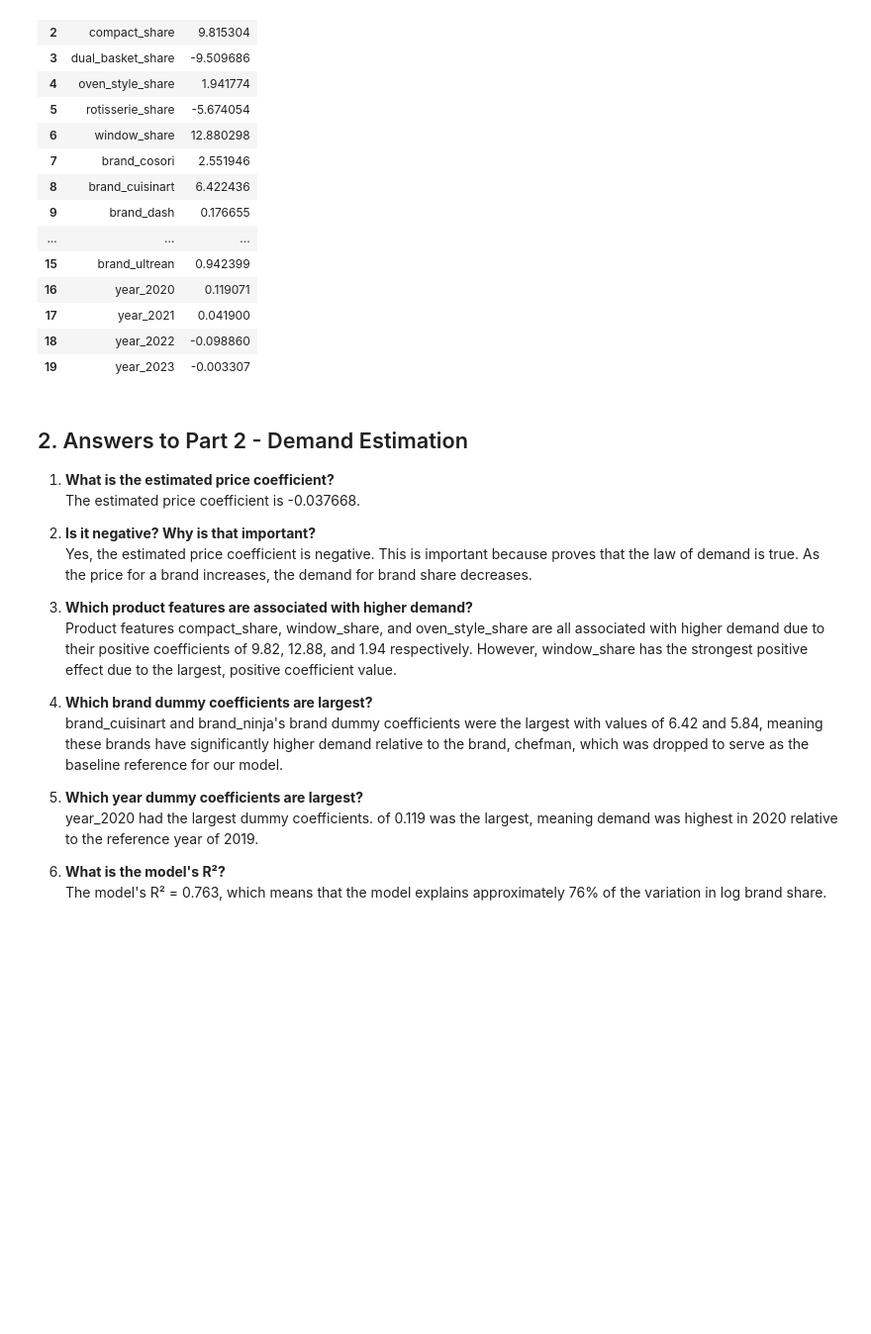
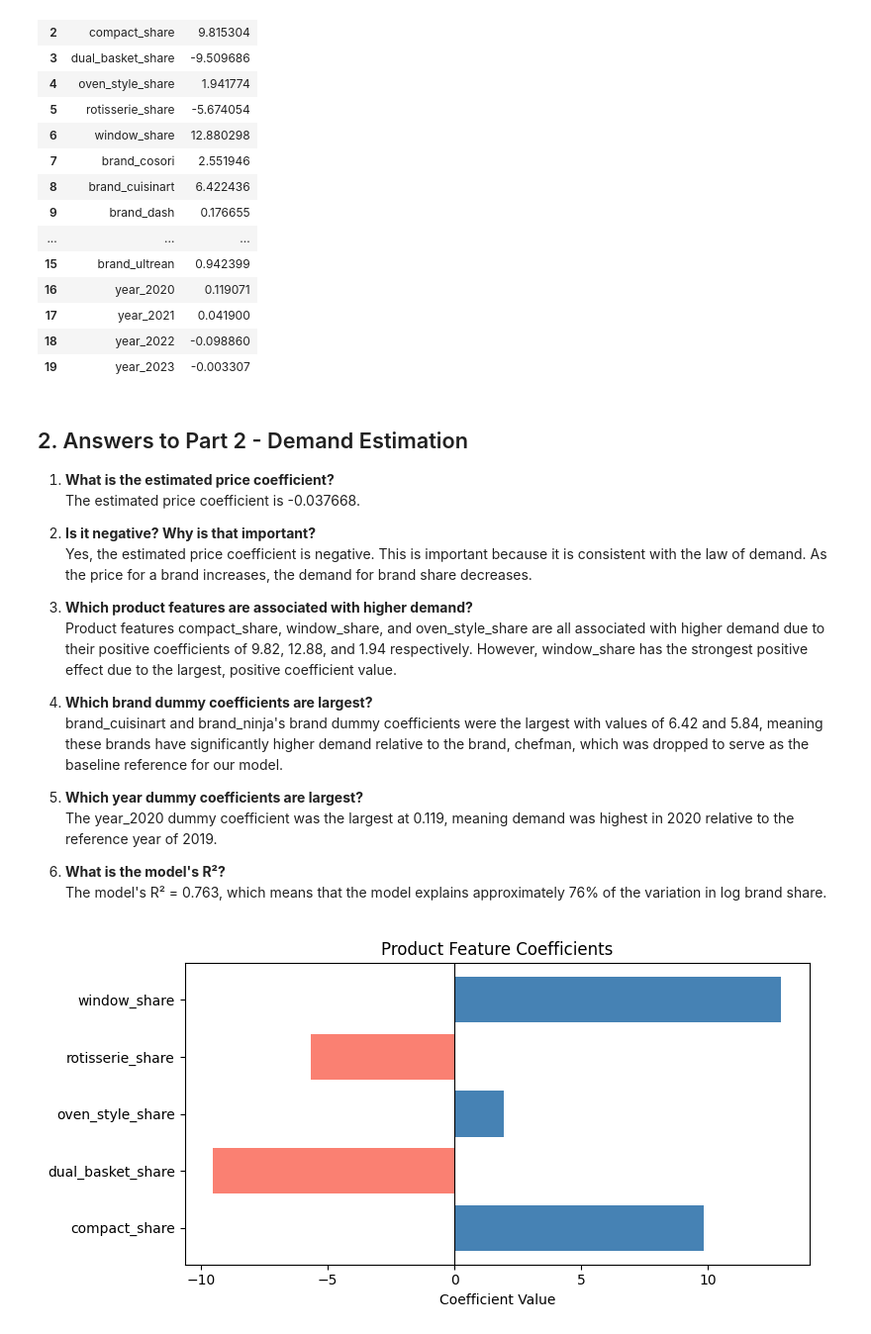
Before and after one commit to rpe2nh/DS3021_Project3, a Jupyter notebook: Data_Scientist_Notebook/Part2_Demand_Estimation.ipynb, the cells around one changed output. Shown at 99% size. Saved outputs shown, nothing was run; the diff lists cells and outputs as text; code cells hidden in the pictures; blank space fills up the shorter version.

```diff
--- a/Data_Scientist_Notebook/Part2_Demand_Estimation.ipynb
+++ b/Data_Scientist_Notebook/Part2_Demand_Estimation.ipynb
@@ -72,16 +72,33 @@ R-squared: 0.7634539500914359
    The estimated price coefficient is -0.037668.
 
 2. **Is it negative? Why is that important?**
-   Yes, the estimated price coefficient is negative. This is important because proves that the law of demand is true. As the price for a brand increases, the demand for brand share decreases.
+   Yes, the estimated price coefficient is negative. This is important because it is consistent with the law of demand. As the price for a brand increases, the demand for brand share decreases.
 
 3. **Which product features are associated with higher demand?**
    Product features compact_share, window_share, and oven_style_share are all associated with higher demand due to their positive coefficients of 9.82, 12.88, and 1.94 respectively. However, window_share has the strongest positive effect due to the largest, positive coefficient value.
 
 4. **Which brand dummy coefficients are largest?**
-   brand_cuisinart and brand_ninja's brand dummy coefficients were the largest with values of 6.42 and  5.84, meaning these brands have significantly higher demand relative to the brand, chefman, which was dropped to serve as the baseline reference for our model.
+   brand_cuisinart and brand_ninja's brand dummy coefficients were the largest with values of 6.42 and 5.84, meaning these brands have significantly higher demand relative to the brand, chefman, which was dropped to serve as the baseline reference for our model.
 
 5. **Which year dummy coefficients are largest?**
-   year_2020 had the largest dummy coefficients. of 0.119 was the largest, meaning demand was highest in 2020 relative to the reference year of 2019.
+   The year_2020 dummy coefficient was the largest at 0.119, meaning demand was highest in 2020 relative to the reference year of 2019.
 
 6. **What is the model's R²?**
    The model's R² = 0.763, which means that the model explains approximately 76% of the variation in log brand share.
+# %%
+#The graph below is to help visualize part 2 in the presentation
+features = ["compact_share", "dual_basket_share", "oven_style_share",
+            "rotisserie_share", "window_share"]
+coefficients = [9.815304, -9.509686, 1.941774, -5.674054, 12.880298]
+
+colors = ["steelblue" if c > 0 else "salmon" for c in coefficients]
+
+fig, ax = plt.subplots(figsize=(8, 4))
+ax.barh(features, coefficients, color=colors)
+ax.axvline(0, color="black", linewidth=0.8)
+ax.set_title("Product Feature Coefficients")
+ax.set_xlabel("Coefficient Value")
+plt.tight_layout()
+plt.show()
+# %% [output]
+[figure, added]
```
Also changed, not shown: 3 other files.
